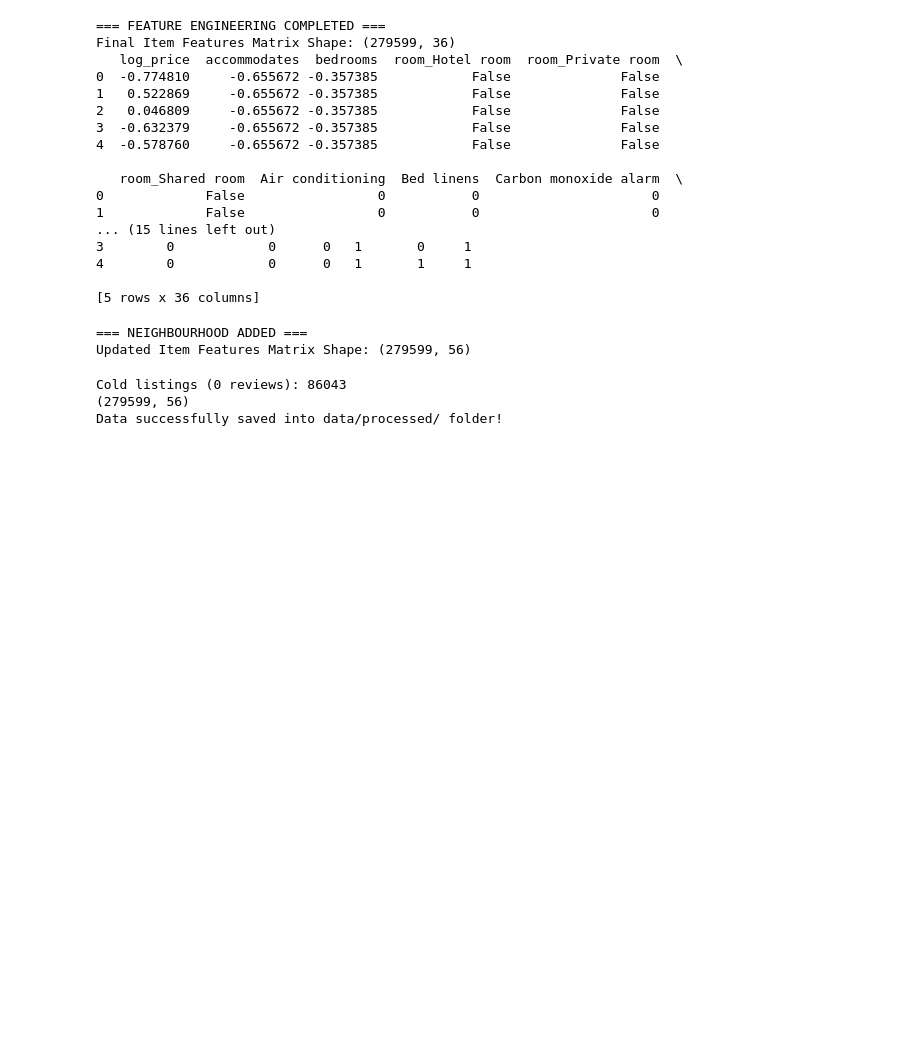
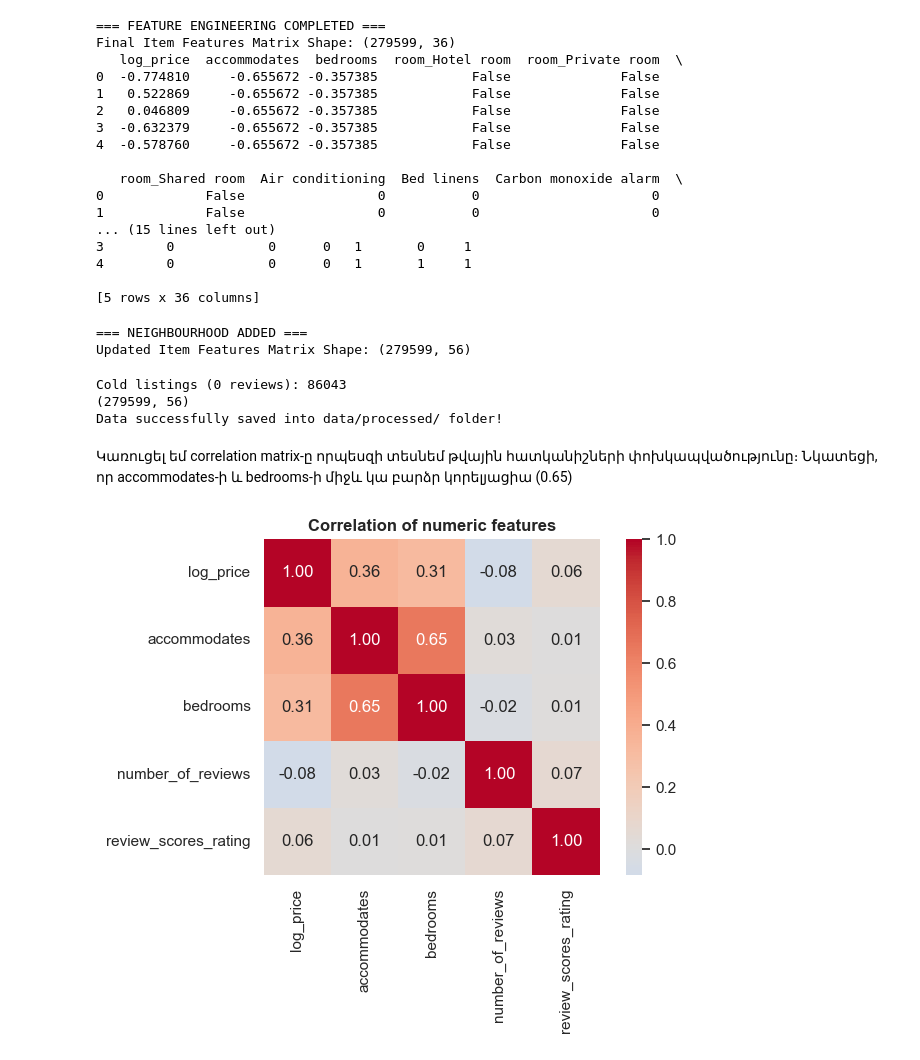
Before and after one commit to sargsyanyulya/airbnb-recommender, a Jupyter notebook: notebooks/01_eda.ipynb, the cells around one changed output. Saved outputs shown, nothing was run; the diff lists cells and outputs as text; code cells hidden in the pictures; blank space fills up the shorter version.

```diff
--- a/notebooks/01_eda.ipynb
+++ b/notebooks/01_eda.ipynb
@@ -422,3 +433,14 @@ print("Data successfully saved into data/processed/ folder!")
 Cold listings (0 reviews): 86043
 (279599, 56)
 Data successfully saved into data/processed/ folder!
+# %% [markdown]
+Կառուցել եմ correlation matrix-ը որպեսզի տեսնեմ թվային հատկանիշների փոխկապվածությունը։ Նկատեցի, որ accommodates-ի և bedrooms-ի միջև կա բարձր կորելյացիա (0.65)
+# %%
+corr_cols = ['log_price', 'accommodates', 'bedrooms', 'number_of_reviews', 'review_scores_rating']
+plt.figure(figsize=(7, 5.5))
+sns.heatmap(listings_clean[corr_cols].corr(), annot=True, fmt='.2f',
+            cmap='coolwarm', center=0, square=True)
+plt.title('Correlation of numeric features', fontweight='bold')
+plt.tight_layout(); plt.show()
+# %% [output]
+[figure, added]
```
Also changed, not shown: parts of 7 cells of this notebook, 7 other files.
